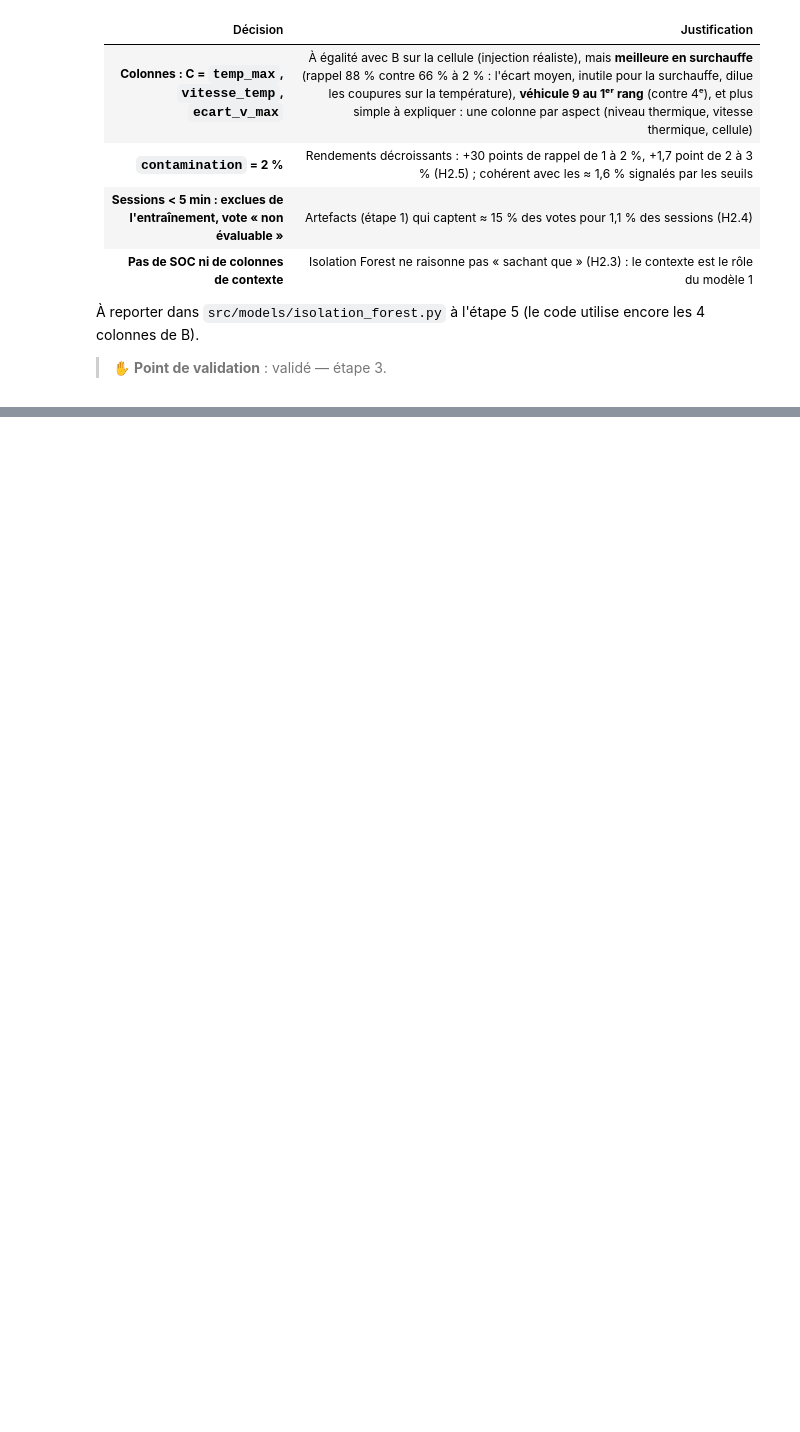
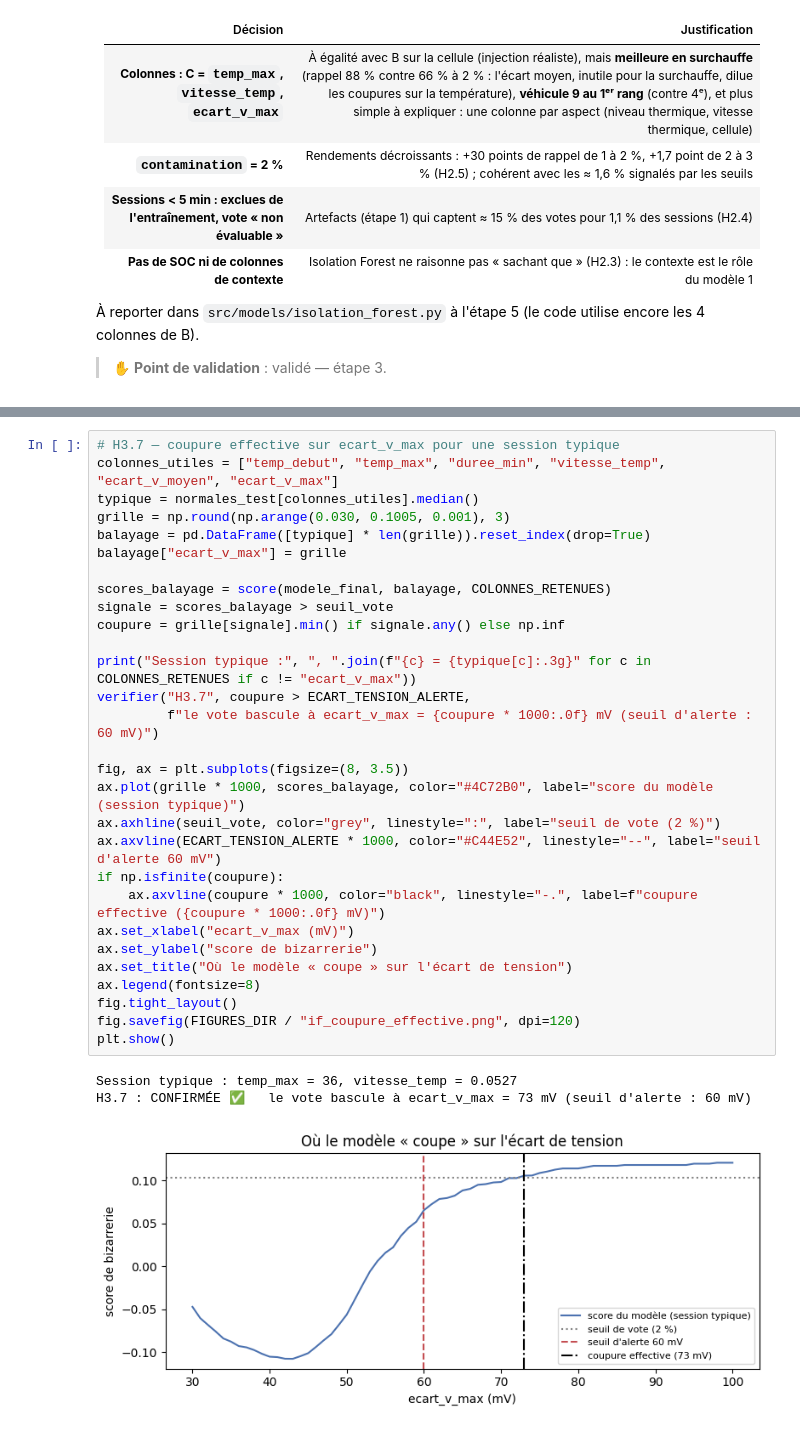
Before and after one commit to AMij0101982872/DETECTION-ANOMALIE-BATTERIE, a Jupyter notebook: notebooks/04_modele3_isolation_forest.ipynb, the cells around one changed output, grey strips where cells are left out. Drawn from its saved outputs; the diff is of its cells as text; blank space fills up the shorter version.

```diff
--- a/notebooks/04_modele3_isolation_forest.ipynb
+++ b/notebooks/04_modele3_isolation_forest.ipynb
@@ -965,0 +1183,33 @@ H2.7 : CONFIRMÉE ✅   AUROC moy. (réaliste) : A = 0.903 · B = 0.985 · C = 0
+# %%
+# H3.7 — coupure effective sur ecart_v_max pour une session typique
+colonnes_utiles = ["temp_debut", "temp_max", "duree_min", "vitesse_temp", "ecart_v_moyen", "ecart_v_max"]
+typique = normales_test[colonnes_utiles].median()
+grille = np.round(np.arange(0.030, 0.1005, 0.001), 3)
+balayage = pd.DataFrame([typique] * len(grille)).reset_index(drop=True)
+balayage["ecart_v_max"] = grille
+
+scores_balayage = score(modele_final, balayage, COLONNES_RETENUES)
+signale = scores_balayage > seuil_vote
+coupure = grille[signale].min() if signale.any() else np.inf
+
+print("Session typique :", ", ".join(f"{c} = {typique[c]:.3g}" for c in COLONNES_RETENUES if c != "ecart_v_max"))
+verifier("H3.7", coupure > ECART_TENSION_ALERTE,
+         f"le vote bascule à ecart_v_max = {coupure * 1000:.0f} mV (seuil d'alerte : 60 mV)")
+
+fig, ax = plt.subplots(figsize=(8, 3.5))
+ax.plot(grille * 1000, scores_balayage, color="#4C72B0", label="score du modèle (session typique)")
+ax.axhline(seuil_vote, color="grey", linestyle=":", label="seuil de vote (2 %)")
+ax.axvline(ECART_TENSION_ALERTE * 1000, color="#C44E52", linestyle="--", label="seuil d'alerte 60 mV")
+if np.isfinite(coupure):
+    ax.axvline(coupure * 1000, color="black", linestyle="-.", label=f"coupure effective ({coupure * 1000:.0f} mV)")
+ax.set_xlabel("ecart_v_max (mV)")
+ax.set_ylabel("score de bizarrerie")
+ax.set_title("Où le modèle « coupe » sur l'écart de tension")
+ax.legend(fontsize=8)
+fig.tight_layout()
+fig.savefig(FIGURES_DIR / "if_coupure_effective.png", dpi=120)
+plt.show()
+# %% [output]
+Session typique : temp_max = 36, vitesse_temp = 0.0527
+H3.7 : CONFIRMÉE ✅   le vote bascule à ecart_v_max = 73 mV (seuil d'alerte : 60 mV)
+[figure, added]
```
Also changed, not shown: parts of 9 cells of this notebook, 2 other files.
